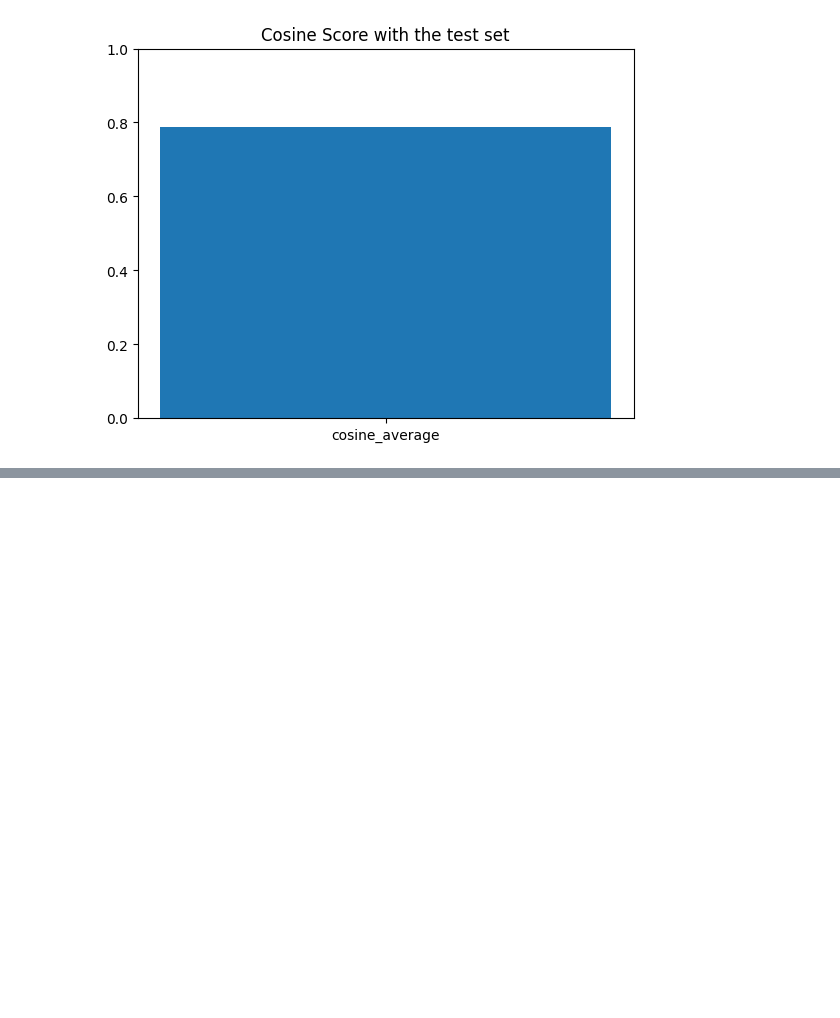
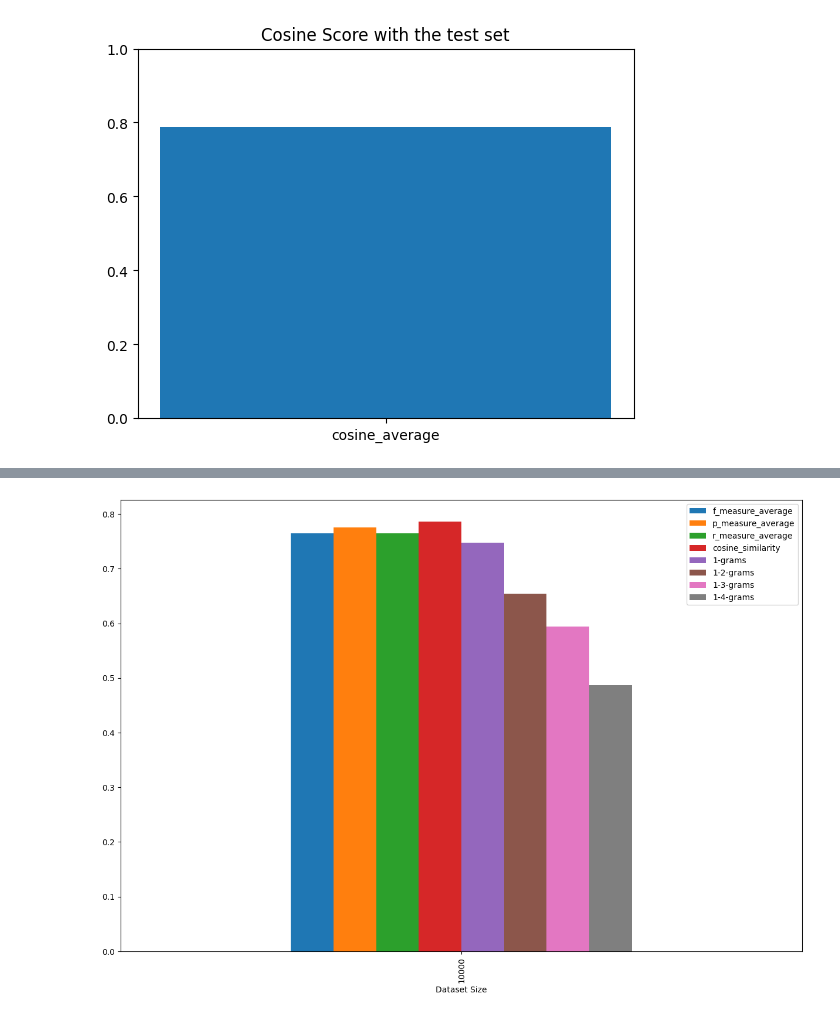
Before and after one commit to ASIF-Mahmud1/machine-translation, a Jupyter notebook: tutorial/7-jan.ipynb, the cells around one changed output, grey strips where cells are left out. Cells and saved outputs as stored; diff of their text form; code cells hidden in the pictures; blank space fills up the shorter version.

```diff
--- a/tutorial/7-jan.ipynb
+++ b/tutorial/7-jan.ipynb
@@ -407,9 +407,10 @@ def calculate_ROUGE(actual, predicted):
     p_measure_list= rouge_test.p_measure
     r_measure_list= rouge_test.r_measure
 
-    f_measure_average= tf.reduce_mean(f_measure_list)
-    p_measure_average= tf.reduce_mean(p_measure_list)
-    r_measure_average= tf.reduce_mean(r_measure_list)
+
+    f_measure_average= (f_measure_list.numpy()).mean()
+    p_measure_average= (p_measure_list.numpy()).mean()
+    r_measure_average=(r_measure_list.numpy()).mean()
     return { "f_measure_average":f_measure_average, "p_measure_average":p_measure_average, "r_measure_average":r_measure_average  }
 # %%
 # result= get_cosine_val (actual[0], predicted[0])
@@ -463,3 +464,10 @@ plt.ylim((0,1))
 plt.show()
 # %% [output]
 [figure]
+# %%
+keys=["Dataset Size", *rouge_test.keys(), "cosine_similarity", *bleu_test.keys()]
+
+values=[total_sentences,  *rouge_test.values(), average_cosine, *bleu_test.values() ]
+
+table =pd.DataFrame(columns=keys, data=[values])
+table
@@ -465,0 +477,15 @@ plt.show()
+# %%
+import matplotlib.pyplot as plot
+from matplotlib.ticker import ScalarFormatter
+#,figsize=(10,15)
+
+table.plot.bar(x="Dataset Size",figsize=(15,10))
+plot.show(block=True)
+
+from datetime import datetime
+now = datetime.now()
+dt_string = now.strftime("%d-%m-%Y-%H:%M")
+path= 'analytics'+".json"
+table.to_json(r''+path,orient='records')
+# %% [output]
+[figure, added]
```
Also changed, not shown: parts of 2 cells of this notebook, 1 other file.
